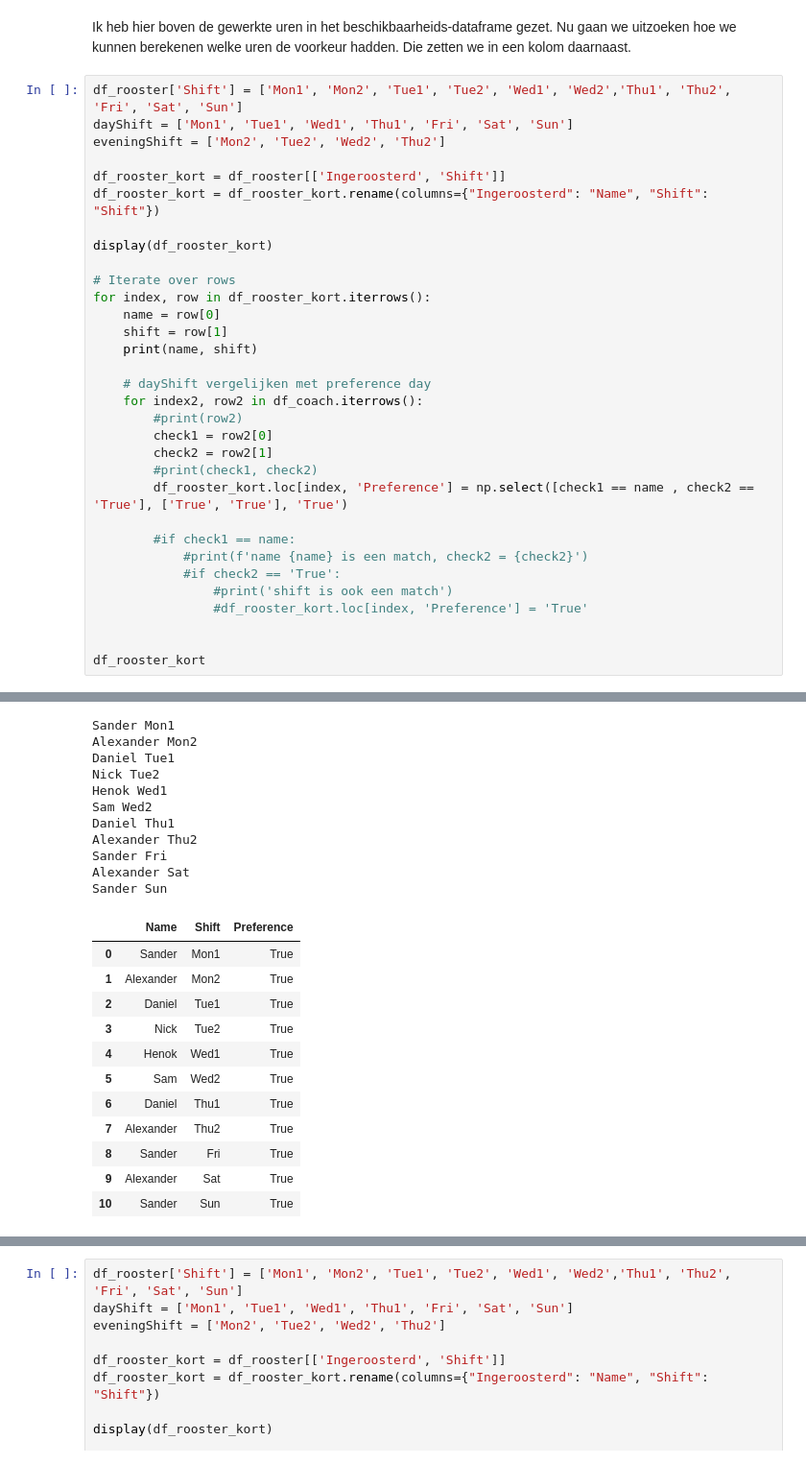
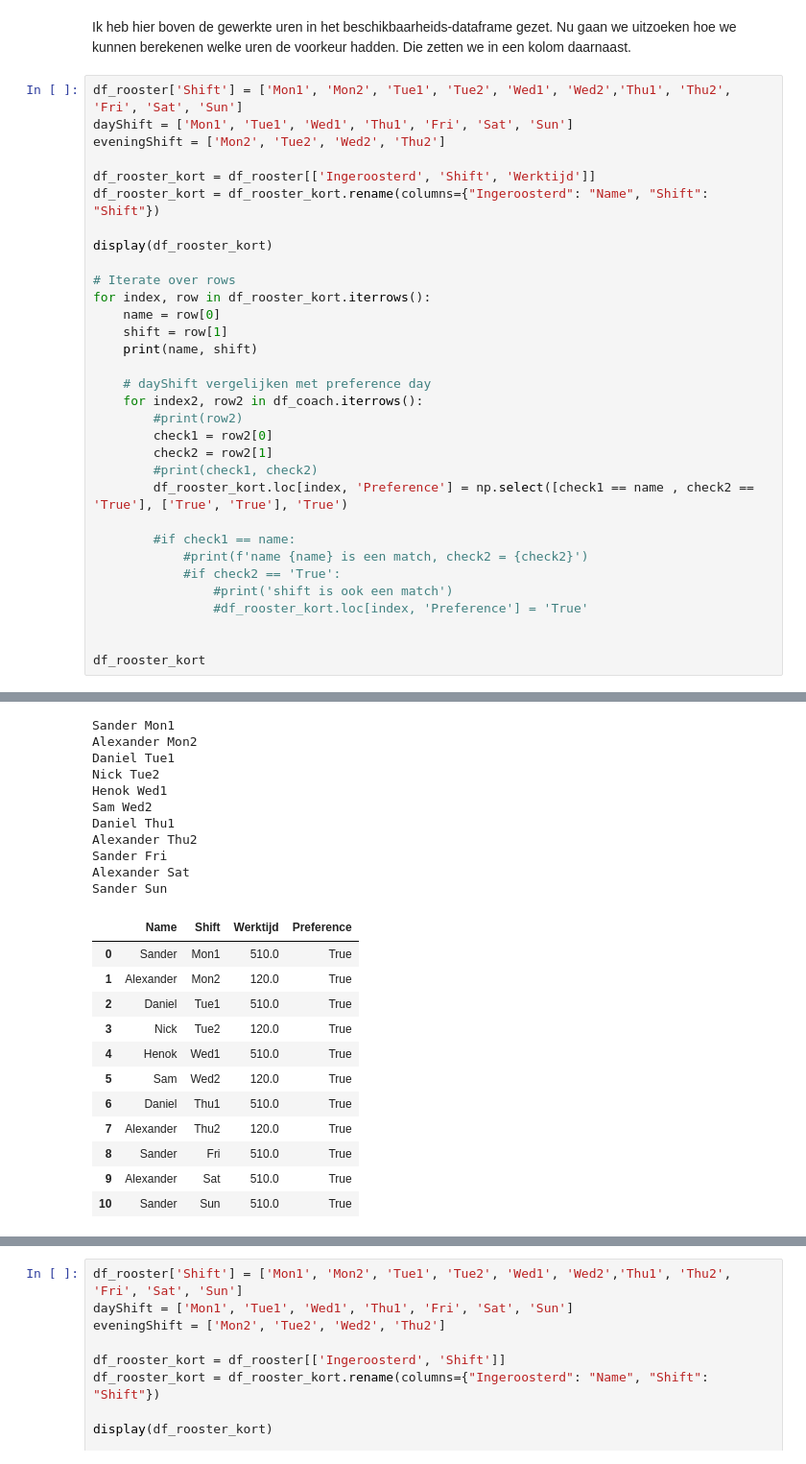
Before and after one commit to Boinkie/Community-opdracht-Week50-bit-academy, a Jupyter notebook: rooster.ipynb, the cells around one changed output, grey strips where cells are left out. Shown at 96% size. Saved outputs shown, nothing was run; the diff lists cells and outputs as text.

```diff
--- a/rooster.ipynb
+++ b/rooster.ipynb
@@ -212,7 +212,7 @@ df_rooster['Shift'] = ['Mon1', 'Mon2', 'Tue1', 'Tue2', 'Wed1', 'Wed2','Thu1', 'T
 dayShift = ['Mon1', 'Tue1', 'Wed1', 'Thu1', 'Fri', 'Sat', 'Sun']
 eveningShift = ['Mon2', 'Tue2', 'Wed2', 'Thu2']
 
-df_rooster_kort = df_rooster[['Ingeroosterd', 'Shift']]
+df_rooster_kort = df_rooster[['Ingeroosterd', 'Shift', 'Werktijd']]
 df_rooster_kort = df_rooster_kort.rename(columns={"Ingeroosterd": "Name", "Shift": "Shift"})
 
 display(df_rooster_kort)
@@ -255,24 +255,24 @@ df_rooster_kort
 Sander Mon1
 Alexander Mon2
 Daniel Tue1
 Nick Tue2
 Henok Wed1
 Sam Wed2
 Daniel Thu1
 Alexander Thu2
 Sander Fri
 Alexander Sat
 Sander Sun
-|  | Name | Shift | Preference |
-| 0 | Sander | Mon1 | True |
-| 1 | Alexander | Mon2 | True |
-| 2 | Daniel | Tue1 | True |
-| 3 | Nick | Tue2 | True |
-| 4 | Henok | Wed1 | True |
-| 5 | Sam | Wed2 | True |
-| 6 | Daniel | Thu1 | True |
-| 7 | Alexander | Thu2 | True |
-| 8 | Sander | Fri | True |
-| 9 | Alexander | Sat | True |
-| 10 | Sander | Sun | True |
+|  | Name | Shift | Werktijd | Preference |
+| 0 | Sander | Mon1 | 510.0 | True |
+| 1 | Alexander | Mon2 | 120.0 | True |
+| 2 | Daniel | Tue1 | 510.0 | True |
+| 3 | Nick | Tue2 | 120.0 | True |
+| 4 | Henok | Wed1 | 510.0 | True |
+| 5 | Sam | Wed2 | 120.0 | True |
+| 6 | Daniel | Thu1 | 510.0 | True |
+| 7 | Alexander | Thu2 | 120.0 | True |
+| 8 | Sander | Fri | 510.0 | True |
+| 9 | Alexander | Sat | 510.0 | True |
+| 10 | Sander | Sun | 510.0 | True |
 # %%
```
Also changed, not shown: parts of 4 cells of this notebook.
